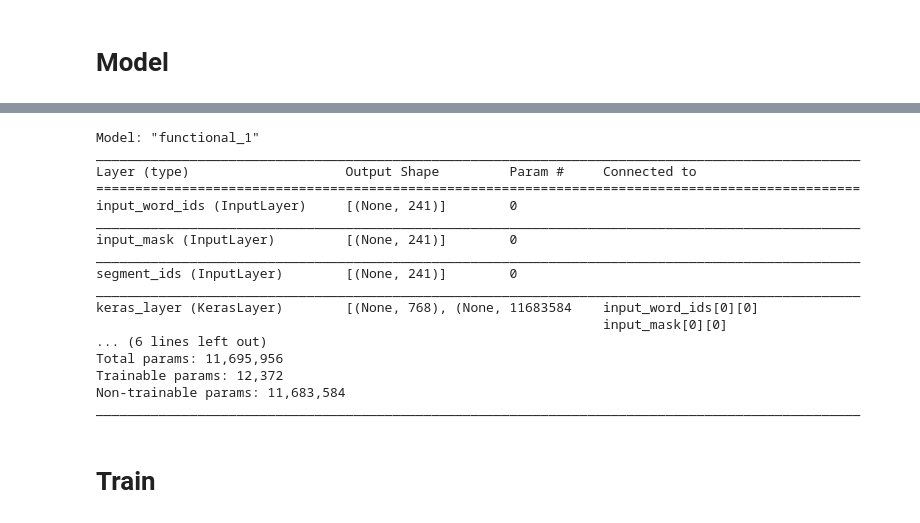
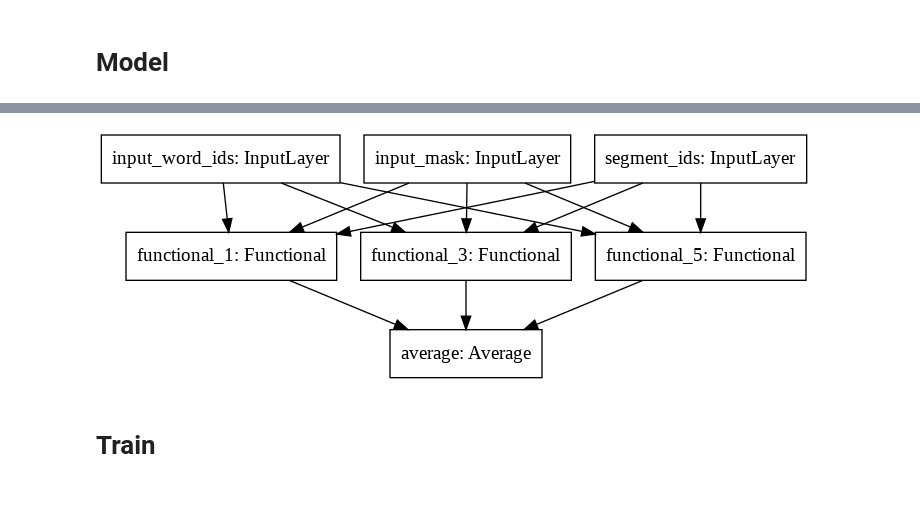
Before and after one commit to dcpatton/NLP, a Jupyter notebook: Friends_Albert.ipynb, the cells around one changed output, grey strips where cells are left out. Drawn from its saved outputs; the diff is of its cells as text; code cells hidden in the pictures.

Commit message:
ensemble model

```diff
--- a/Friends_Albert.ipynb
+++ b/Friends_Albert.ipynb
@@ -247,0 +238,42 @@ import sentencepiece
+# %%
+from tensorflow.keras.layers import Dense, Dropout
+from tensorflow.keras.models import Model
+
+
+def get_model(albert_trainable=False, num_hidden=8):
+
+  input_word_ids = tf.keras.layers.Input(shape=(max_seq_length,), dtype=tf.int32,
+                                        name="input_word_ids")
+  input_mask = tf.keras.layers.Input(shape=(max_seq_length,), dtype=tf.int32,
+                                    name="input_mask")
+  segment_ids = tf.keras.layers.Input(shape=(max_seq_length,), dtype=tf.int32,
+                                      name="segment_ids")
+  albert_layer = hub.KerasLayer("https://tfhub.dev/tensorflow/albert_en_base/1",
+                                trainable=albert_trainable)
+  pooled_output, sequence_output = albert_layer([input_word_ids, input_mask, segment_ids])
+
+  m = Dense(num_hidden, activation='relu')(pooled_output)
+  out = Dense(num_classes, activation='softmax')(m)
+
+  return Model(inputs=[input_word_ids, input_mask, segment_ids], outputs=[out])
+
+
+model1 = get_model(albert_trainable=False, num_hidden=8)
+model2 = get_model(albert_trainable=False, num_hidden=16)
+model3 = get_model(albert_trainable=False, num_hidden=32)
+
+input_word_ids = tf.keras.layers.Input(shape=(max_seq_length,), dtype=tf.int32,
+                                        name="input_word_ids")
+input_mask = tf.keras.layers.Input(shape=(max_seq_length,), dtype=tf.int32,
+                                    name="input_mask")
+segment_ids = tf.keras.layers.Input(shape=(max_seq_length,), dtype=tf.int32,
+                                      name="segment_ids")
+
+y1 = model1([input_word_ids, input_mask, segment_ids])
+y2 = model2([input_word_ids, input_mask, segment_ids])
+y3 = model3([input_word_ids, input_mask, segment_ids])
+
+outputs = tf.keras.layers.average([y1, y2, y3])
+model = Model(inputs=[input_word_ids, input_mask, segment_ids], outputs=outputs)  # Ensemble model
+
+model.summary()
@@ -248 +298,5 @@ import sentencepiece
+# %%
+tf.keras.utils.plot_model(model, "model.png", show_shapes=False)
+# %% [output]
+[figure, added]
 # %%
@@ -258,30 +318,3 @@ y_true = y_test
 y_train = tf.keras.utils.to_categorical(y_train, num_classes=num_classes)
 y_val = tf.keras.utils.to_categorical(y_val, num_classes=num_classes)
 y_test = tf.keras.utils.to_categorical(y_test, num_classes=num_classes)
-# %%
-from tensorflow.keras.layers import Dense, Dropout
-from tensorflow.keras.models import Model
-
-m = Dense(16, activation='relu')(pooled_output)
-out = Dense(num_classes, activation='softmax')(m)
-model = Model(inputs=[input_word_ids, input_mask, segment_ids], outputs=[out])
-
-model.summary()
-# %% [output]
-Model: "functional_1"
-__________________________________________________________________________________________________
-Layer (type)                    Output Shape         Param #     Connected to
-==================================================================================================
-input_word_ids (InputLayer)     [(None, 241)]        0
-__________________________________________________________________________________________________
-input_mask (InputLayer)         [(None, 241)]        0
-__________________________________________________________________________________________________
-segment_ids (InputLayer)        [(None, 241)]        0
-__________________________________________________________________________________________________
-keras_layer (KerasLayer)        [(None, 768), (None, 11683584    input_word_ids[0][0]
-                                                                 input_mask[0][0]
-... (6 lines left out)
-Total params: 11,695,956
-Trainable params: 12,372
-Non-trainable params: 11,683,584
-__________________________________________________________________________________________________
```
Also changed, not shown: parts of 24 cells of this notebook.
